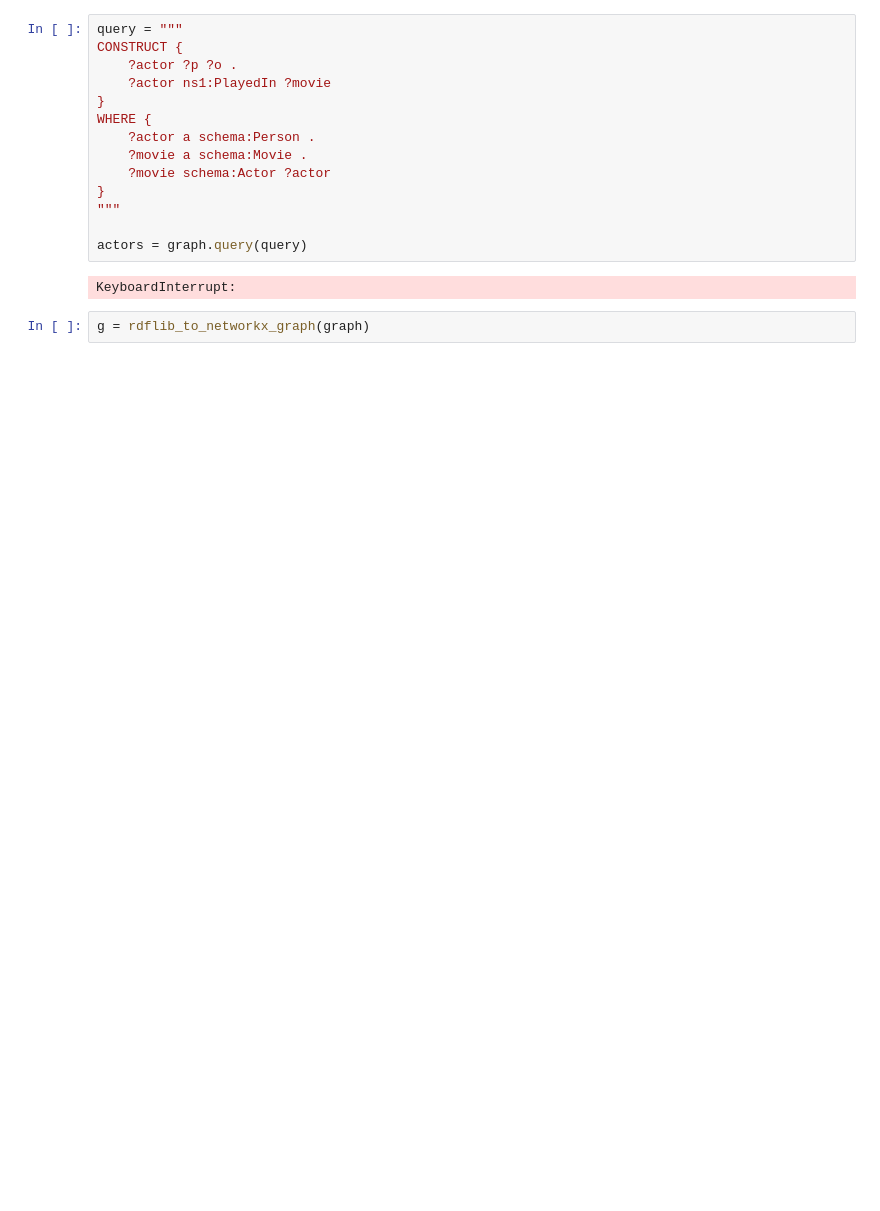
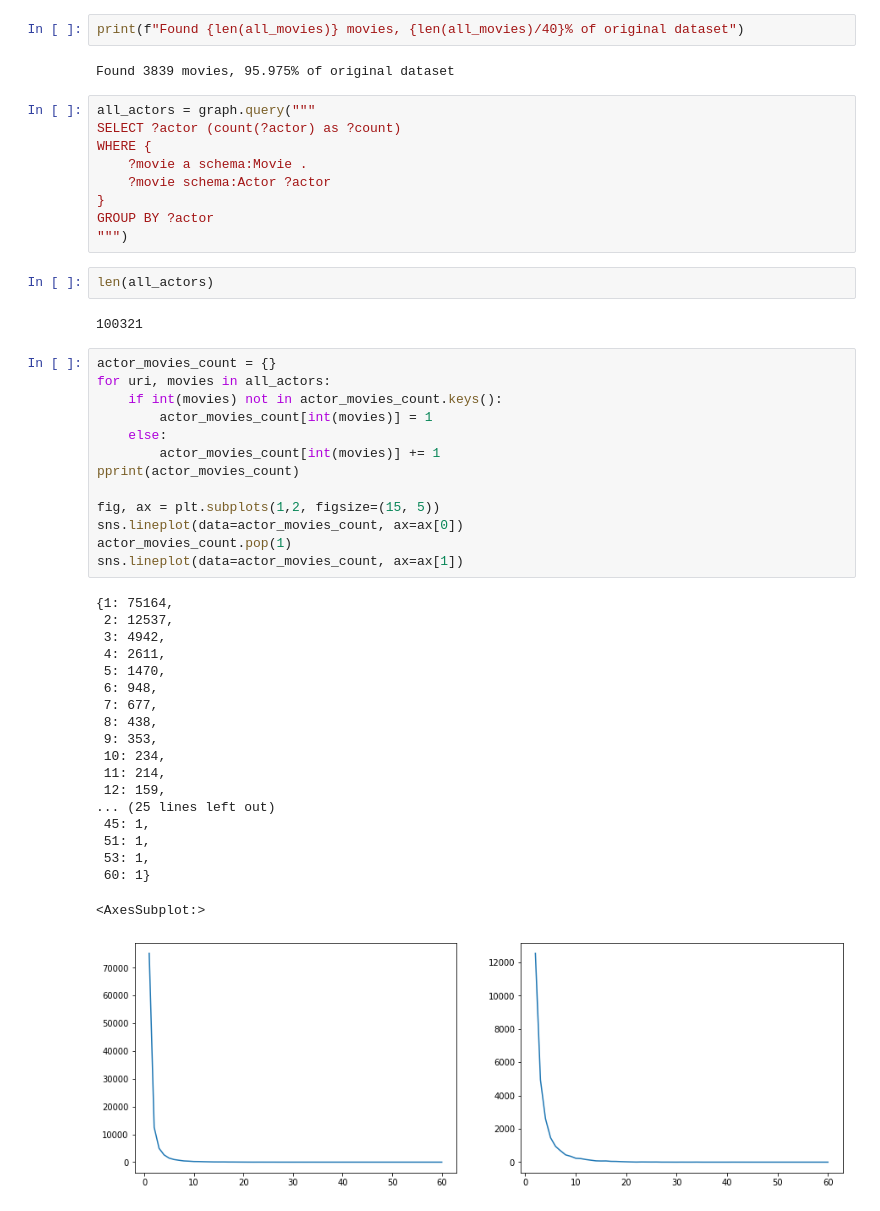
Before and after one commit to Jkuzz/imdb-visualisation, a Jupyter notebook: imdb.ipynb, the cells around one changed output. Saved outputs shown, nothing was run; the diff lists cells and outputs as text; blank space fills up the shorter version.

Commit message:
Initial data prep and exploration

```diff
--- a/imdb.ipynb
+++ b/imdb.ipynb
@@ -12,18 +33,50 @@ graph.parse('./data/imdb-1m.ttl', format="turtle")
+# %%
+print(f"Found {len(all_movies)} movies, {len(all_movies)/40}% of original dataset")
+# %% [output]
+Found 3839 movies, 95.975% of original dataset
 # %%
-query = """
-CONSTRUCT {
-    ?actor ?p ?o .
-    ?actor ns1:PlayedIn ?movie
-}
+all_actors = graph.query("""
+SELECT ?actor (count(?actor) as ?count)
 WHERE {
-    ?actor a schema:Person .
     ?movie a schema:Movie .
     ?movie schema:Actor ?actor
 }
-"""
-
-actors = graph.query(query)
+GROUP BY ?actor
+""")
-# %% [output]
-KeyboardInterrupt:
-# %%
-g = rdflib_to_networkx_graph(graph)
+# %%
+len(all_actors)
+# %% [output]
+100321
+# %%
+actor_movies_count = {}
+for uri, movies in all_actors:
+    if int(movies) not in actor_movies_count.keys():
+        actor_movies_count[int(movies)] = 1
+    else:
+        actor_movies_count[int(movies)] += 1
+pprint(actor_movies_count)
+
+fig, ax = plt.subplots(1,2, figsize=(15, 5))
+sns.lineplot(data=actor_movies_count, ax=ax[0])
+actor_movies_count.pop(1)
+sns.lineplot(data=actor_movies_count, ax=ax[1])
+# %% [output]
+{1: 75164,
+ 2: 12537,
+ 3: 4942,
+ 4: 2611,
+ 5: 1470,
+ 6: 948,
+ 7: 677,
+ 8: 438,
+ 9: 353,
+ 10: 234,
+ 11: 214,
+ 12: 159,
+... (25 lines left out)
+ 45: 1,
+ 51: 1,
+ 53: 1,
+ 60: 1}
+<AxesSubplot:>
+[figure, added]
```
Also changed, not shown: parts of 12 cells of this notebook.
